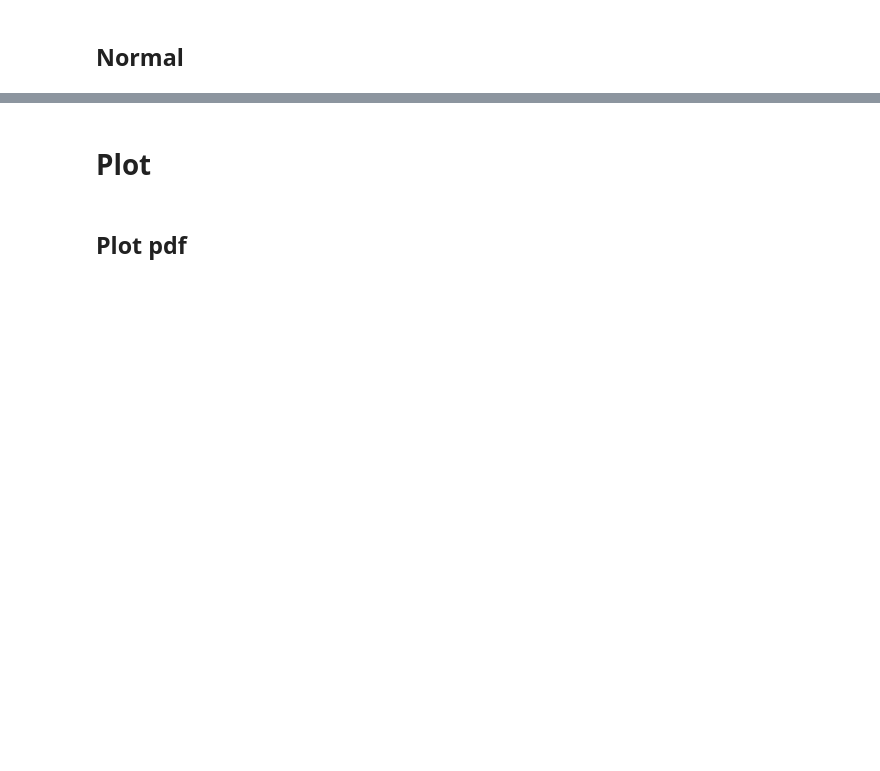
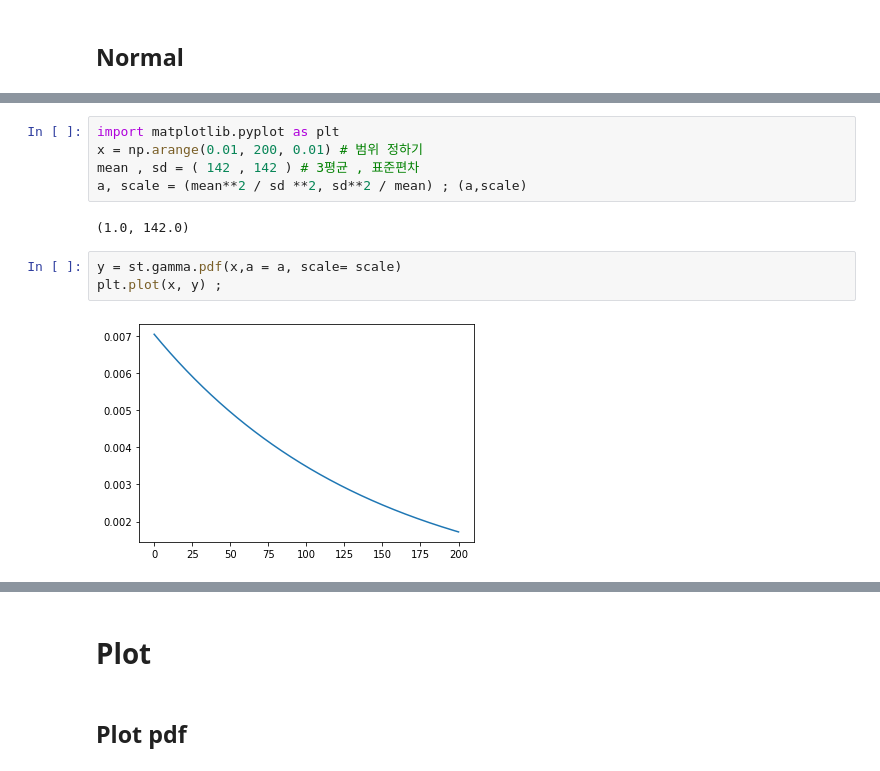
Before and after one commit to hana-dool/Data_Analysis, a Jupyter notebook: 2. Bayesian Model.ipynb, the cells around one changed output, grey strips where cells are left out. Cells and saved outputs as stored; diff of their text form; blank space fills up the shorter version.

```diff
--- a/2. Bayesian Model.ipynb
+++ b/2. Bayesian Model.ipynb
@@ -54,0 +89,12 @@ array([ 0.25440258,  1.96408335,  1.41985091,  0.22382053, -1.40906574,
+# %%
+import matplotlib.pyplot as plt
+x = np.arange(0.01, 200, 0.01) # 범위 정하기
+mean , sd = ( 142 , 142 ) # 3평균 , 표준편차
+a, scale = (mean**2 / sd **2, sd**2 / mean) ; (a,scale)
+# %% [output]
+(1.0, 142.0)
+# %%
+y = st.gamma.pdf(x,a = a, scale= scale)
+plt.plot(x, y) ;
+# %% [output]
+[figure, added]
```
Also changed, not shown: parts of 40 cells of this notebook, 3 other files.
